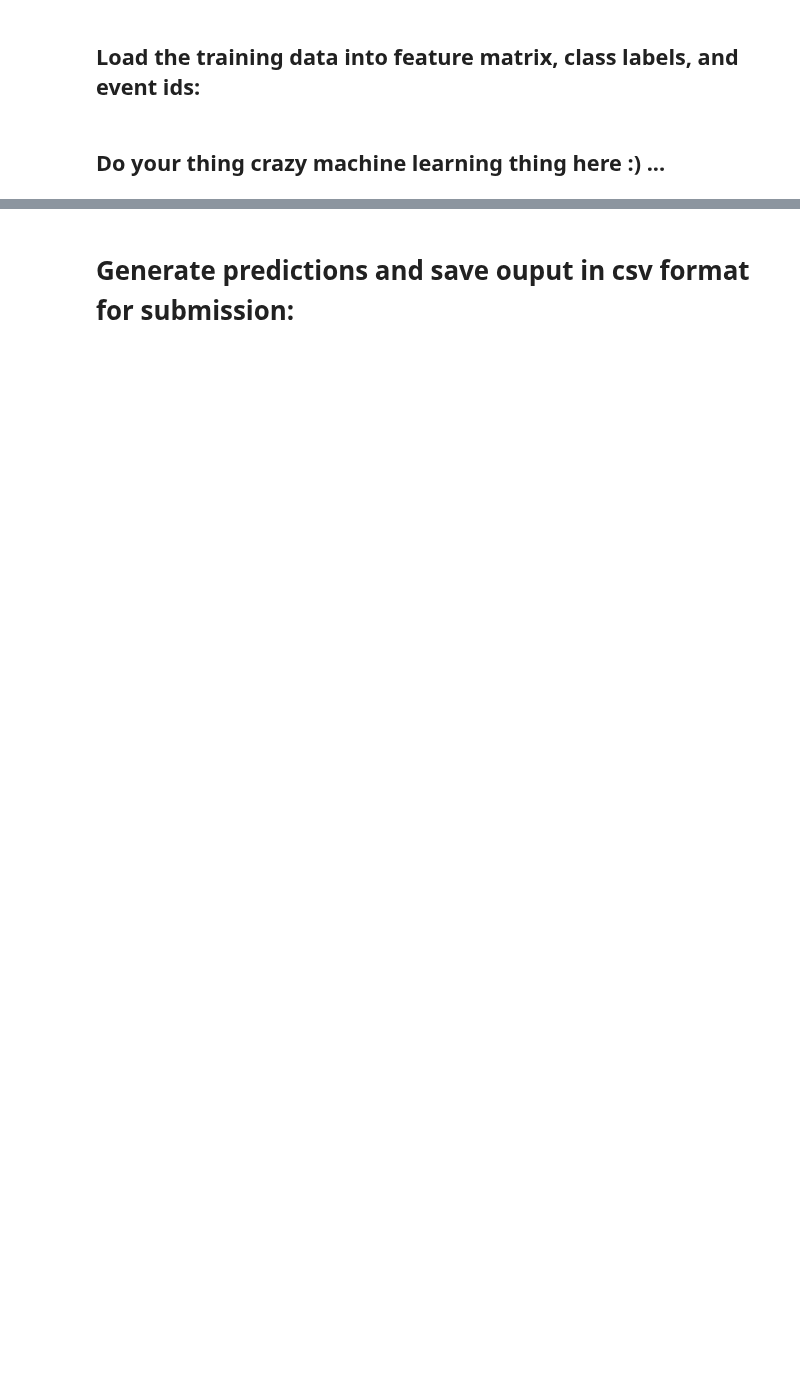
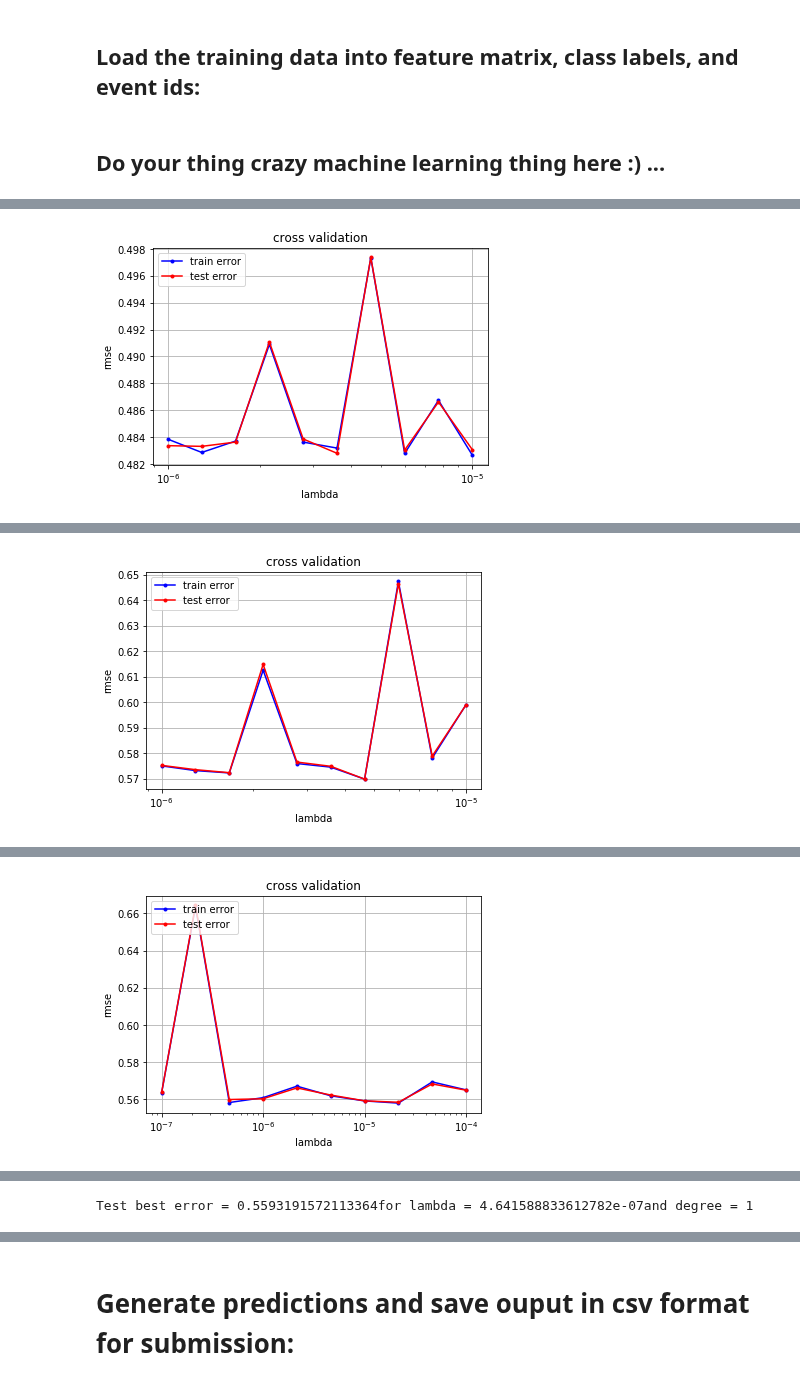
Before and after one commit to epfml/ML_course, a Jupyter notebook: projects/project1/scripts/project1.ipynb, the cells around one changed output, grey strips where cells are left out. Saved outputs shown, nothing was run; the diff lists cells and outputs as text; code cells hidden in the pictures; blank space fills up the shorter version.

```diff
--- a/projects/project1/scripts/project1.ipynb
+++ b/projects/project1/scripts/project1.ipynb
@@ -47,14 +47,15 @@ y3=(y3+1)/2
 # %%
 k_fold=4
 seed=5
-degree=5
-lower_lambda=-8
-upper_lambda=0
+degree=4
+lower_lambda=-7
+upper_lambda=-1
 print("FIRST MATRIX")
-weights_0, loss_0, deg0 = cross_validation_best_weight(y0, tX0_standardized, k_fold, degree, seed, lower_lambda, upper_lambda, "jet0")
+weights_0, loss_0, deg0 = cross_validation_best_weight(y0, tX0_standardized, k_fold, 3, seed, -6, -5, "jet0")
 print("SECOND MATRIX")
-weights_1, loss_1, deg1 = cross_validation_best_weight(y1, tX1_standardized, k_fold, degree, seed, lower_lambda, upper_lambda, "jet1")
+weights_1, loss_1, deg1 = cross_validation_best_weight(y1, tX1_standardized, k_fold, 3, seed, -6, -5, "jet1")
 print("THIRD MATRIX")
 weights_2, loss_2, deg2 = cross_validation_best_weight(y2, tX2_standardized, k_fold, degree, seed, lower_lambda, upper_lambda, "jet2")
 print("FORTH MATRIX")
 weights_3, loss_3, deg3 = cross_validation_best_weight(y3, tX3_standardized, k_fold, degree, seed, lower_lambda, upper_lambda, "jet3")
+# %% [output]
@@ -60,0 +79 @@ weights_3, loss_3, deg3 = cross_validation_best_weight(y3, tX3_standardized, k_f
+[figure, added]
@@ -60,0 +114 @@ weights_3, loss_3, deg3 = cross_validation_best_weight(y3, tX3_standardized, k_f
+[figure, added]
@@ -60,0 +132 @@ weights_3, loss_3, deg3 = cross_validation_best_weight(y3, tX3_standardized, k_f
+[figure, added]
@@ -60,0 +187 @@ weights_3, loss_3, deg3 = cross_validation_best_weight(y3, tX3_standardized, k_f
+Test best error = 0.5593191572113364for lambda = 4.641588833612782e-07and degree = 1
```
Also changed, not shown: parts of 4 cells of this notebook, 22 other files.
